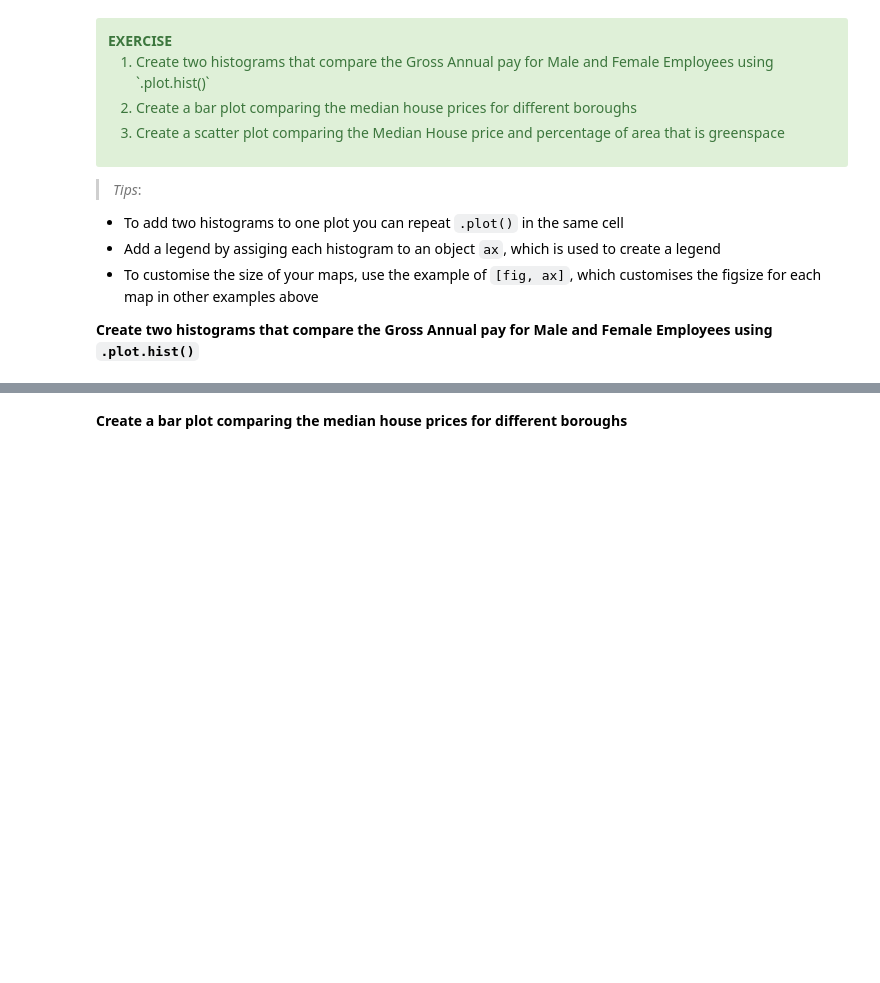
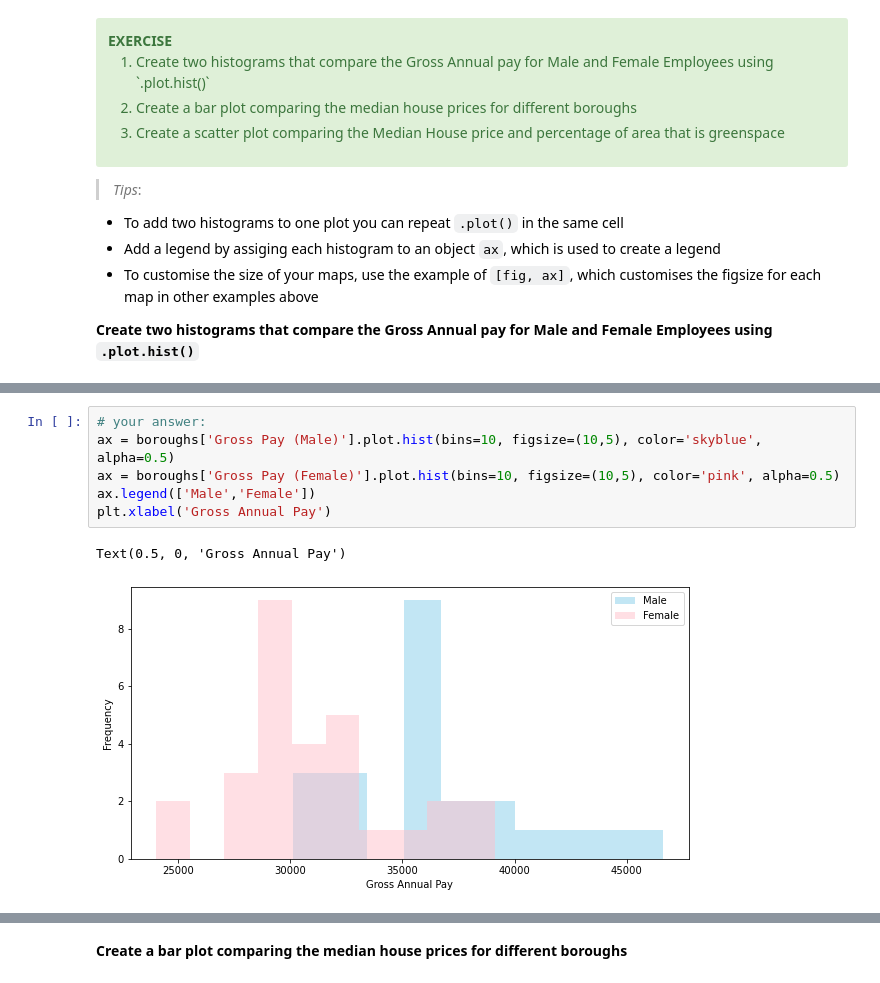
Before and after one commit to iswetha522/pandas-with-ibmcloud, a Jupyter notebook: Pandas_Workshop.ipynb, the cells around one changed output, grey strips where cells are left out. Drawn from its saved outputs; the diff is of its cells as text; blank space fills up the shorter version.

```diff
--- a/Pandas_Workshop.ipynb
+++ b/Pandas_Workshop.ipynb
@@ -515,2 +1015,11 @@ sns.catplot(x='Turnout at local elections', y='Political control', kind="violin"
+# %%
+# your answer:
+ax = boroughs['Gross Pay (Male)'].plot.hist(bins=10, figsize=(10,5), color='skyblue', alpha=0.5)
+ax = boroughs['Gross Pay (Female)'].plot.hist(bins=10, figsize=(10,5), color='pink', alpha=0.5)
+ax.legend(['Male','Female'])
+plt.xlabel('Gross Annual Pay')
+# %% [output]
+Text(0.5, 0, 'Gross Annual Pay')
+[figure, added]
 # %%
 # %load https://raw.githubusercontent.com/IBMDeveloperUK/python-pandas-workshop/master/answers/answer4.py
```
Also changed, not shown: parts of 72 cells of this notebook.
